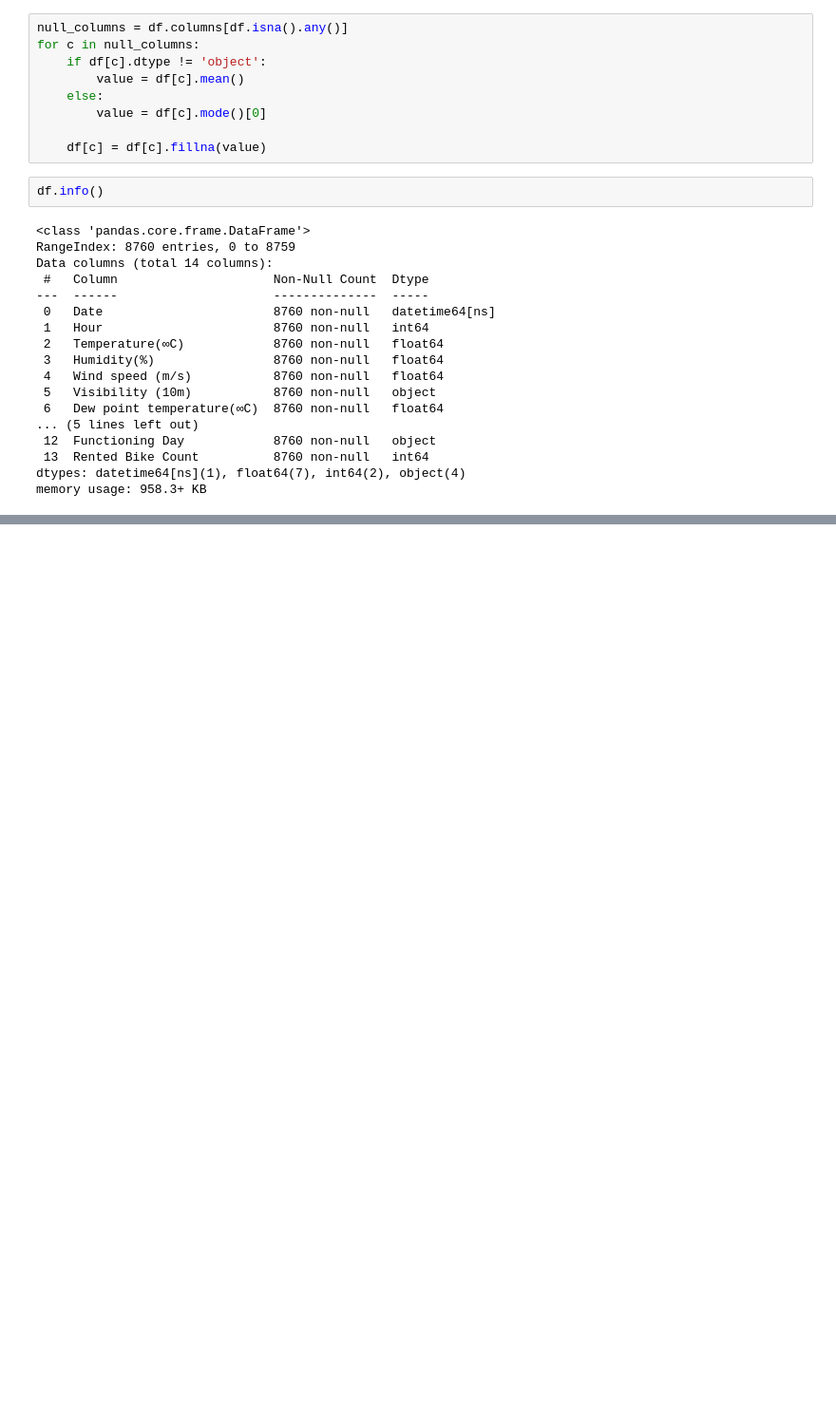
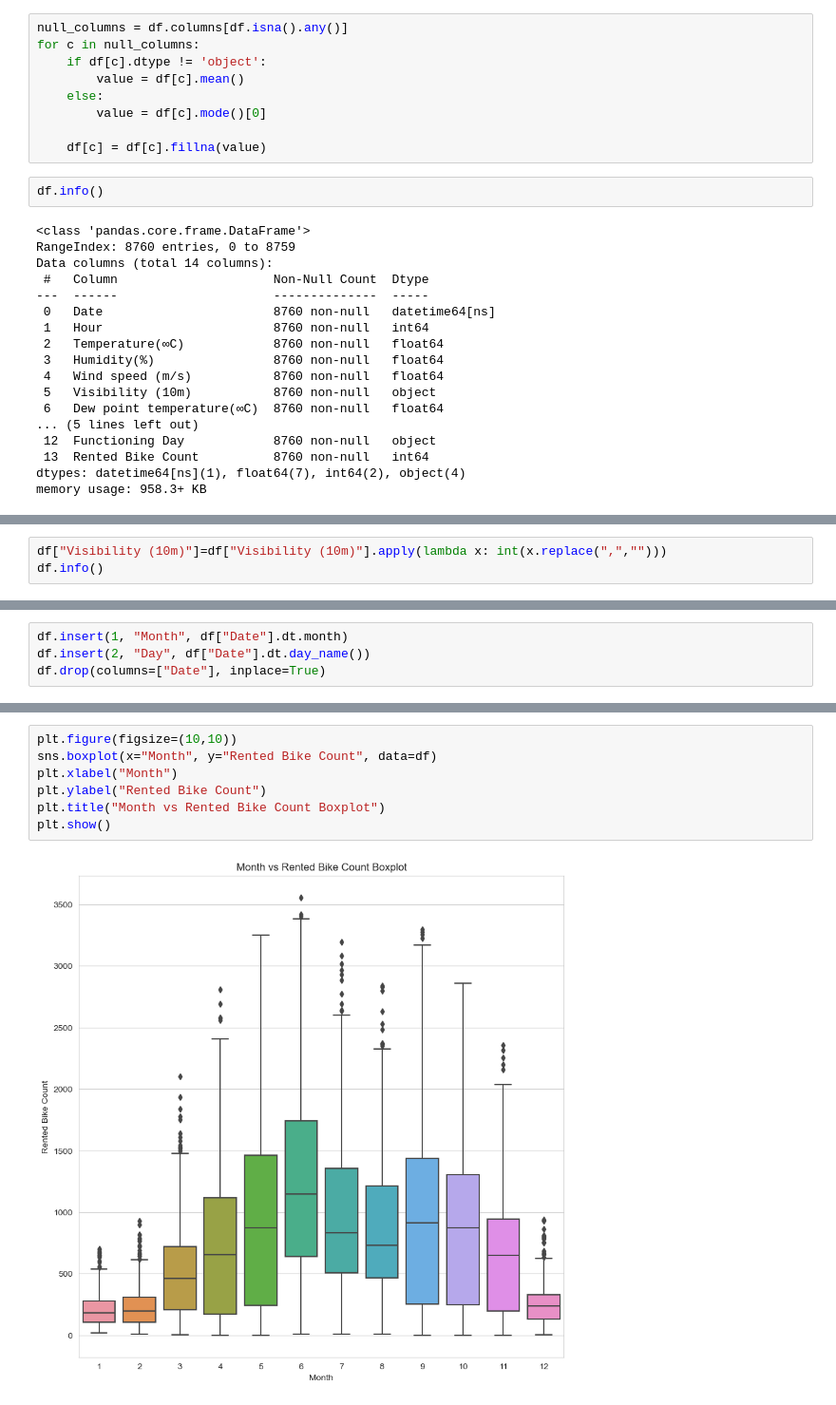
Before and after one commit to A1maan/seoul-bike-demand-project, a Jupyter notebook: ise291_project.ipynb, the cells around one changed output, grey strips where cells are left out. Shown at 95% size. Saved outputs shown, nothing was run; the diff lists cells and outputs as text; blank space fills up the shorter version.

Commit message:
add markdown, perform data imputation, data wrangling, graph plotting

```diff
--- a/ise291_project.ipynb
+++ b/ise291_project.ipynb
@@ -108,0 +160,3 @@ memory usage: 958.3+ KB
+# %%
+df["Visibility (10m)"]=df["Visibility (10m)"].apply(lambda x: int(x.replace(",","")))
+df.info()
@@ -108,0 +181,4 @@ memory usage: 958.3+ KB
+# %%
+df.insert(1, "Month", df["Date"].dt.month)
+df.insert(2, "Day", df["Date"].dt.day_name())
+df.drop(columns=["Date"], inplace=True)
@@ -108,0 +213,9 @@ memory usage: 958.3+ KB
+# %%
+plt.figure(figsize=(10,10))
+sns.boxplot(x="Month", y="Rented Bike Count", data=df)
+plt.xlabel("Month")
+plt.ylabel("Rented Bike Count")
+plt.title("Month vs Rented Bike Count Boxplot")
+plt.show()
+# %% [output]
+[figure, added]
```
Also changed, not shown: parts of 13 cells of this notebook.
